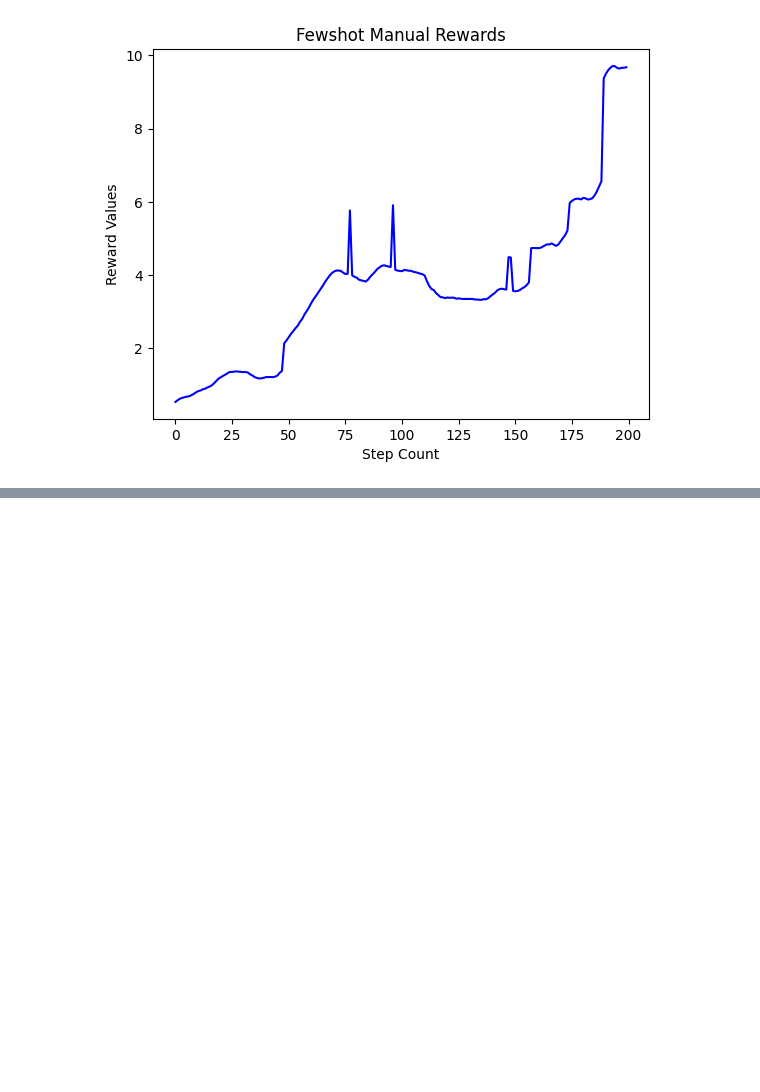
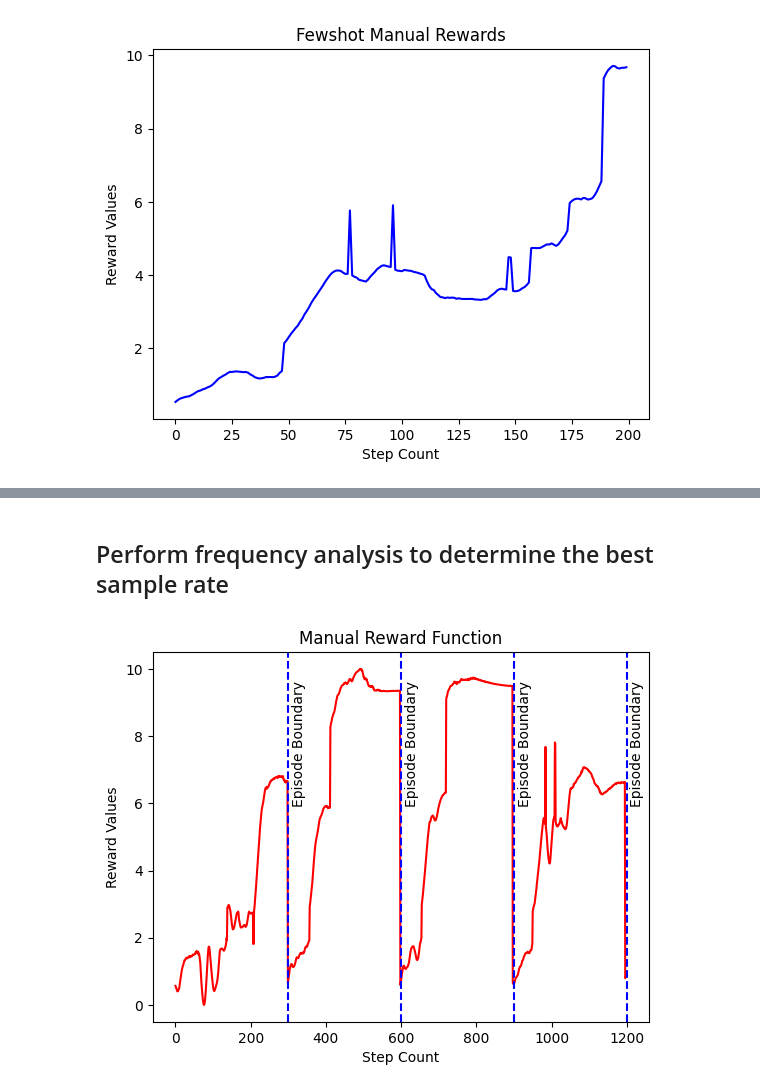
Before and after one commit to levi-kennedy/IsaacLab, a Jupyter notebook: source/vlmrew/franka_cabinet/gpt_experiments.ipynb, the cells around one changed output, grey strips where cells are left out. Drawn from its saved outputs; the diff is of its cells as text; code cells hidden in the pictures; blank space fills up the shorter version.

```diff
--- a/source/vlmrew/franka_cabinet/gpt_experiments.ipynb
+++ b/source/vlmrew/franka_cabinet/gpt_experiments.ipynb
@@ -519,0 +564,26 @@ plt.show()
+# %% [markdown]
+## Perform frequency analysis to determine the best sample rate
+# %%
+# Load the manaul rewards for the data
+rewards = pickle.load(open("/home/levi/projects/IsaacLab/source/vlmrew/franka_cabinet/logs/manual_rewards.pkl", "rb"))
+# scale the rewards data from 0 to 10
+rewards_norm = (rewards - np.min(rewards)) / (np.max(rewards) - np.min(rewards)) * 10
+rewards_norm = np.array(rewards_norm)
+# Plot the rewards
+plt.plot(rewards_norm, 'r')
+plt.xlabel("Step Count")
+plt.ylabel("Reward Values")
+plt.title(f"Manual Reward Function")
+# add vertical blue lines at step counts 300, 600, 900, 1200 and label them Episode Boundaries
+plt.axvline(x=300, color='b', linestyle='--')
+plt.text(310, 6, 'Episode Boundary', rotation=90)
+plt.axvline(x=600, color='b', linestyle='--')
+plt.text(610, 6, 'Episode Boundary', rotation=90)
+plt.axvline(x=900, color='b', linestyle='--')
+plt.text(910, 6, 'Episode Boundary', rotation=90)
+plt.axvline(x=1200, color='b', linestyle='--')
+plt.text(1210, 6, 'Episode Boundary', rotation=90)
+
+plt.show()
+# %% [output]
+[figure, added]
```
Also changed, not shown: parts of 22 cells of this notebook.
